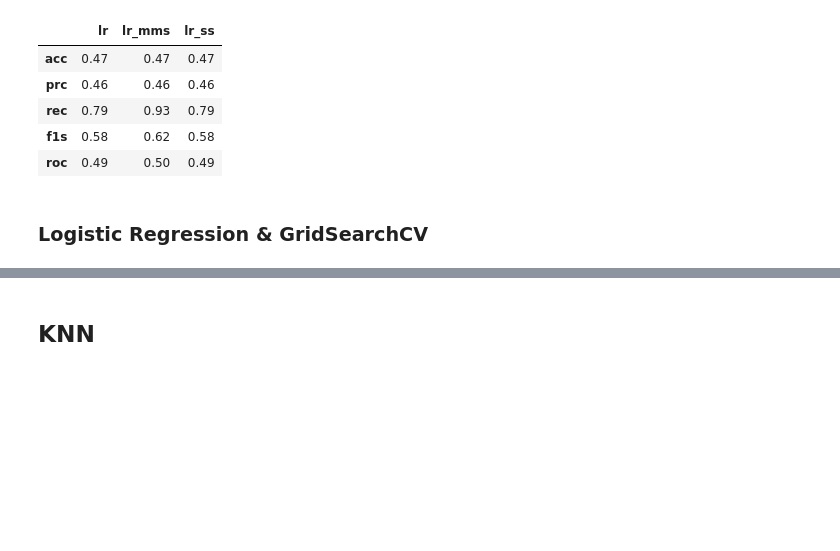
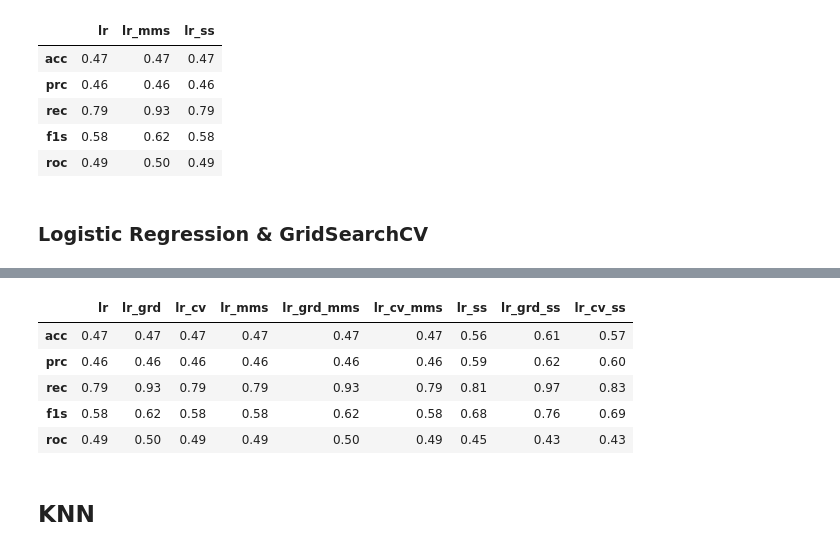
Before and after one commit to enginabdan/1_Github, a Jupyter notebook: 2_ProjectsMine/1_Neda_MIMFPT/0_neda_mimfpt_all_classification_models.ipynb, the cells around one changed output, grey strips where cells are left out. Saved outputs shown, nothing was run; the diff lists cells and outputs as text; code cells hidden in the pictures; blank space fills up the shorter version.

```diff
--- a/2_ProjectsMine/1_Neda_MIMFPT/0_neda_mimfpt_all_classification_models.ipynb
+++ b/2_ProjectsMine/1_Neda_MIMFPT/0_neda_mimfpt_all_classification_models.ipynb
@@ -351,7 +351,7 @@ lr_ss_scrs
 | f1s | 0.58 |
 | roc | 0.49 |
 # %%
-lr_def_scrs = pd.concat([lr_scrs, lr_mms_scrs, lr_ss_scrs], axis=1)
+lr_def_scrs = pd.concat([lr_scr, lr_mms_scr, lr_ss_scr], axis=1)
 lr_def_scrs
 # %% [output]
 |  | lr | lr_mms | lr_ss |
@@ -1228,0 +472,3 @@ els_mod_cum_scrs
+# %%
+lr_grd_scrs = pd.concat([lr_scr, lr_mms_scr, lr_ss_scr], axis=1)
+lr_grd_scrs
@@ -1228,0 +539,15 @@ els_mod_cum_scrs
+# %%
+# log_model & Standard Scaled
+from sklearn.linear_model import LogisticRegression
+from sklearn.model_selection import cross_validate
+
+model = LogisticRegression(random_state=42)
+
+scores = cross_validate(model,
+                        X_train_ss,
+                        y_train,
+                        scoring = ['accuracy', 'precision', 'recall', 'f1', 'roc_auc'],
+                        cv = 10)
+lr_ss_cv_scr = pd.DataFrame(scores, index = range(1, 11))
+lr_ss_cv_scr = lr_ss_cv_scr.mean()[2:]
+lr_ss_cv_scr
@@ -1228,0 +561,12 @@ els_mod_cum_scrs
+# %%
+lr_cv_scrs = pd.concat([lr_cv_scr, lr_mms_cv_scr, lr_ss_cv_scr], axis=1)
+lr_cv_scrs.rename(columns={0:"lr_cv",
+                           1:"lr_cv_mms",
+                           2:"lr_cv_ss"},
+                       index={"test_accuracy":"acc",
+                              "test_precision":"prc",
+                              "test_recall":"rec",
+                              "test_f1":"f1s",
+                              "test_roc_auc":"roc"},
+                       inplace=True)
+lr_cv_scrs
@@ -1229,3 +580,14 @@ els_mod_cum_scrs
+# %%
+lr_cum_scrs = pd.concat([lr_def_scrs, lr_grd_scrs, lr_cv_scrs], axis=1)
+lr_cum_scrs.columns = ["lr","lr_grd","lr_cv","lr_mms","lr_grd_mms","lr_cv_mms","lr_ss","lr_grd_ss","lr_cv_ss"]
+lr_cum_scrs
+# %% [output]
+|  | lr | lr_grd | lr_cv | lr_mms | lr_grd_mms | lr_cv_mms | lr_ss | lr_grd_ss | lr_cv_ss |
+| acc | 0.47 | 0.47 | 0.47 | 0.47 | 0.47 | 0.47 | 0.56 | 0.61 | 0.57 |
+| prc | 0.46 | 0.46 | 0.46 | 0.46 | 0.46 | 0.46 | 0.59 | 0.62 | 0.60 |
+| rec | 0.79 | 0.93 | 0.79 | 0.79 | 0.93 | 0.79 | 0.81 | 0.97 | 0.83 |
+| f1s | 0.58 | 0.62 | 0.58 | 0.58 | 0.62 | 0.58 | 0.68 | 0.76 | 0.69 |
+| roc | 0.49 | 0.50 | 0.49 | 0.49 | 0.50 | 0.49 | 0.45 | 0.43 | 0.43 |
 # %% [markdown]
 ## KNN
 # %% [markdown]
```
Also changed, not shown: parts of 86 cells of this notebook.
